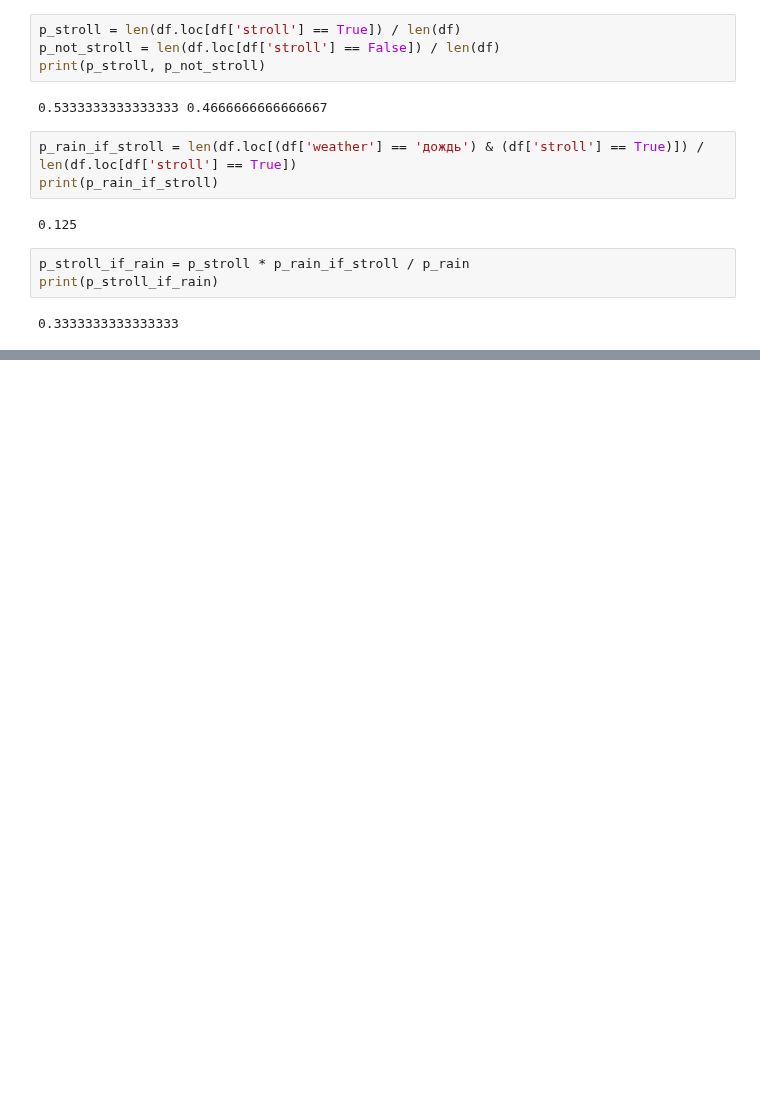
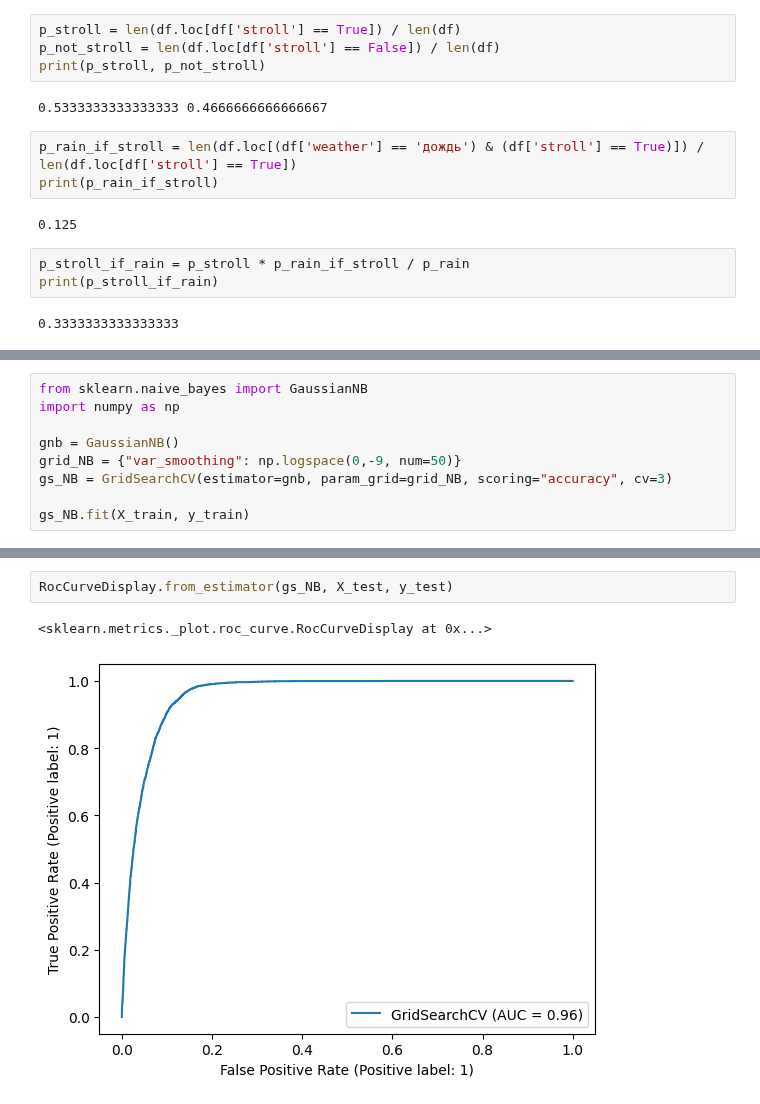
Before and after one commit to miz14/mll, a Jupyter notebook: notebooks/Untitled.ipynb, the cells around one changed output, grey strips where cells are left out. Cells and saved outputs as stored; diff of their text form; blank space fills up the shorter version.

```diff
--- a/notebooks/Untitled.ipynb
+++ b/notebooks/Untitled.ipynb
@@ -91,0 +197,9 @@ KNeighborsClassifier(n_neighbors=3)
+# %%
+from sklearn.naive_bayes import GaussianNB
+import numpy as np
+
+gnb = GaussianNB()
+grid_NB = {"var_smoothing": np.logspace(0,-9, num=50)}
+gs_NB = GridSearchCV(estimator=gnb, param_grid=grid_NB, scoring="accuracy", cv=3)
+
+gs_NB.fit(X_train, y_train)
@@ -91,0 +233,5 @@ KNeighborsClassifier(n_neighbors=3)
+# %%
+RocCurveDisplay.from_estimator(gs_NB, X_test, y_test)
+# %% [output]
+<sklearn.metrics._plot.roc_curve.RocCurveDisplay at 0x...>
+[figure, added]
```
Also changed, not shown: parts of 38 cells of this notebook, 2 other files.
